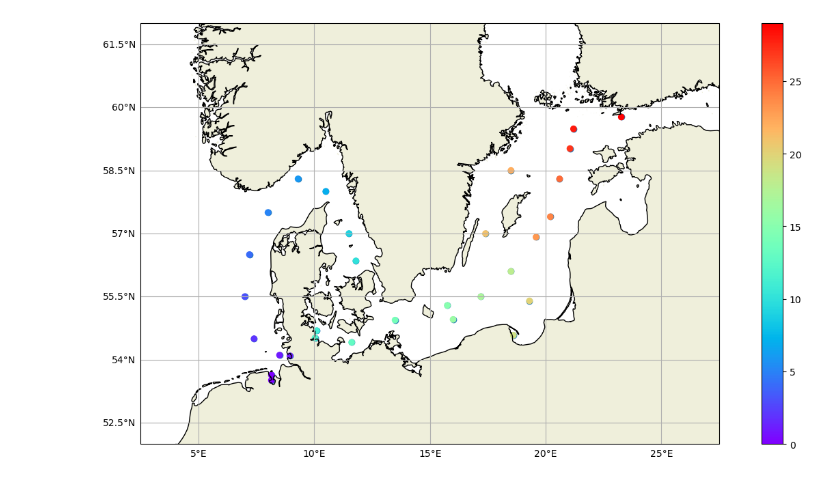
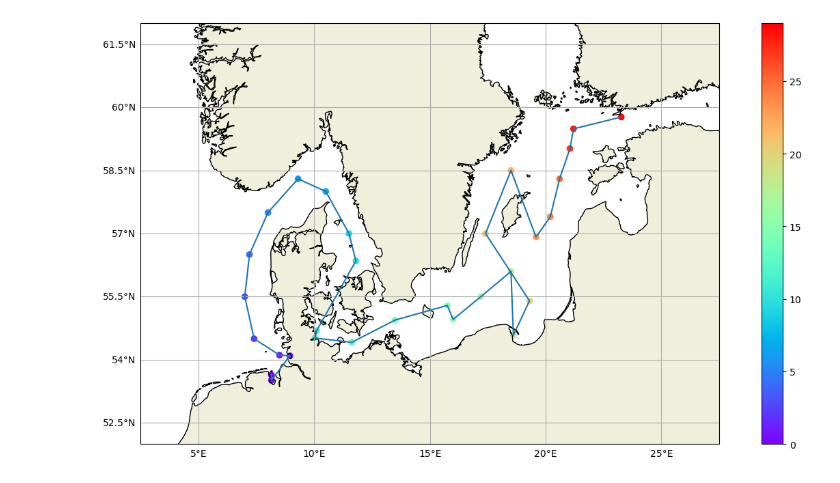
Before and after one commit to geomar-od-lagrange/2025_copepods, a Jupyter notebook: notebooks/VoronoiPolygons.ipynb, the cells around one changed output. Cells and saved outputs as stored; diff of their text form; code cells hidden in the pictures.

```diff
--- a/notebooks/VoronoiPolygons.ipynb
+++ b/notebooks/VoronoiPolygons.ipynb
@@ -17,15 +17,10 @@ import cartopy
 warnings.simplefilter('ignore')
 # %%
 # Plot relevant parameters
-suptitle_size = 20
-title_size = 16
 mapsize = (16, 8)
 extent = (2.5, 27.5, 52, 62)
-lon_mid = np.mean(extent[:2])
-lat_mid = np.mean(extent[2:])
-map_projection = PlateCarree()
 def basemap(ax):
-    ax.set_extent(extent, map_projection)
+    ax.set_extent(extent, PlateCarree())
     ax.add_feature(cartopy.feature.LAND)
     ax.add_feature(cartopy.feature.COASTLINE)
     ax.gridlines(draw_labels=['left', 'bottom'], y_inline=False,)
@@ -45,7 +40,7 @@ def make_sample_point(
                 geometry=gpd.points_from_xy([location_lon], [location_lat], crs=ccrs.Geodetic())[0],
         )
 # %%
-sample_test = [
+sample_point_list = [
         make_sample_point('KB03', 'KB03', 'KB03', 'real', True, 11, 'baltic', 54.692, 10.1035),
         make_sample_point('SW08', 'SW08', 'SW08', 'real', True, 13, 'baltic', 54.413, 11.617),
         make_sample_point('Boknis_Eck', 'BOK', 'BE01', 'real', True, 12, 'baltic', 54.5169, 10.034),
@@ -82,10 +77,10 @@ sample_test = [
 # Posted by blubb, modified by community. See post 'Timeline' for change history
 # Retrieved 2026-06-23, License - CC BY-SA 4.0
 
-ds = sample_test
+ds = sample_point_list
 sample_points = {}
-for column in sample_test[0].keys():
-  sample_points[column] = list(location[column] for location in sample_test)
+for column in sample_point_list[0].keys():
+  sample_points[column] = list(location[column] for location in sample_point_list)
 gdf_sample_points = GeoDataFrame(sample_points, crs=Geodetic()).sort_values('order')
 # %%
 # define Paths
@@ -96,10 +88,9 @@ output_voronoi_sea_polygons = Path(output_path,'voronoi_sea_polygons.shp')
 # %%
 fig = plt.figure(figsize=mapsize)
-ax_map = fig.add_subplot(projection=map_projection)
+ax_map = fig.add_subplot(projection=PlateCarree())
 basemap(ax_map)
-gdf_sample_points.plot(ax=ax_map)
 gdf_sample_points.plot(ax=ax_map, column='order', cmap='rainbow', legend=True)
-# ax_map.plot(gdf_sample_points.geometry.x, gdf_sample_points.geometry.y)
+ax_map.plot(gdf_sample_points.geometry.x, gdf_sample_points.geometry.y)
 plt.show()
 # %% [output]
-[figure, old version]
+[figure, new version]
```
Also changed, not shown: parts of 12 cells of this notebook.
